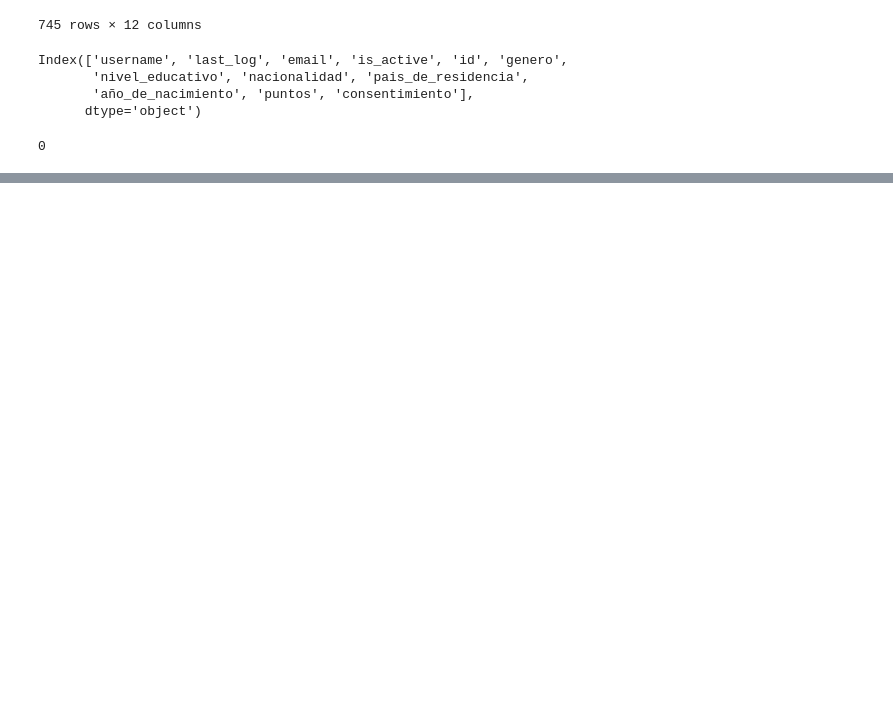
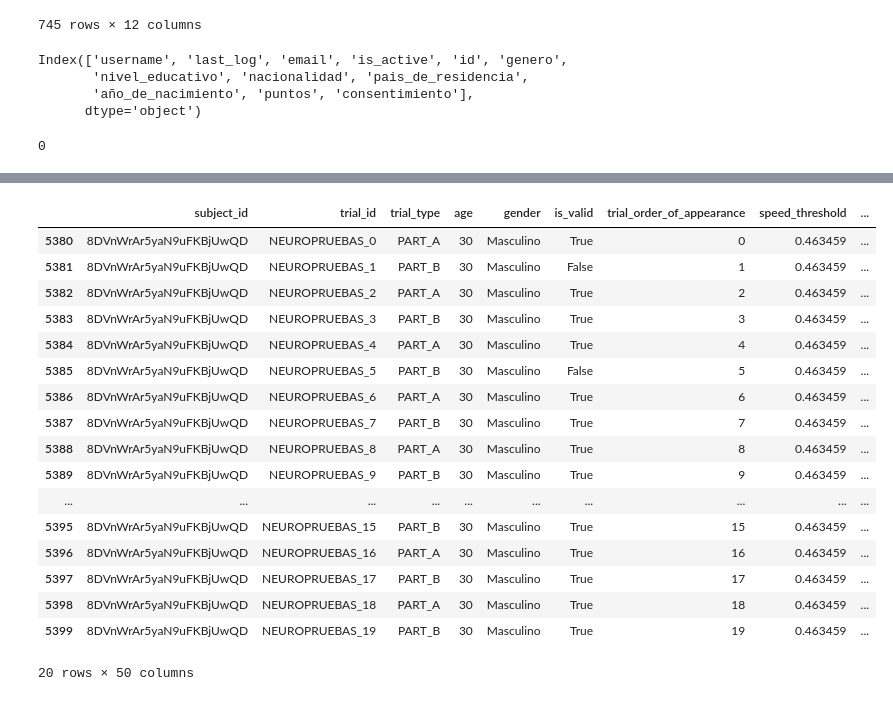
Before and after one commit to gianluca-capelo/datapruebas_analysis, a Jupyter notebook: notebooks/metadata_test.ipynb, the cells around one changed output, grey strips where cells are left out. Drawn from its saved outputs; the diff is of its cells as text; code cells hidden in the pictures; blank space fills up the shorter version.

```diff
--- a/notebooks/metadata_test.ipynb
+++ b/notebooks/metadata_test.ipynb
@@ -75,0 +65,6 @@ Name: email, Length: 745, dtype: object
+# %%
+from src.loader.metadata.neuropruebas_metadata import add_neuropruebas_metadata
+
+metrics = pd.read_csv(
+        '/home/gianluca/Research/datapruebas_analysis/data/hand_analysis/2025-09-28_16-00-13/processed/tmt/neuropruebas/metrics.csv')
+nuevo_df, metadata_errors = add_neuropruebas_metadata(metrics, subject_col='subject_id')
@@ -75,0 +89,21 @@ Name: email, Length: 745, dtype: object
+# %%
+nuevo_df[nuevo_df['subject_id'] == '8DVnWrAr5yaN9uFKBjUwQD']
+# %% [output]
+|  | subject_id | trial_id | trial_type | age | gender | is_valid | trial_order_of_appearance | speed_threshold | ... |
+| 5380 | 8DVnWrAr5yaN9uFKBjUwQD | NEUROPRUEBAS_0 | PART_A | 30 | Masculino | True | 0 | 0.463459 | ... |
+| 5381 | 8DVnWrAr5yaN9uFKBjUwQD | NEUROPRUEBAS_1 | PART_B | 30 | Masculino | False | 1 | 0.463459 | ... |
+| 5382 | 8DVnWrAr5yaN9uFKBjUwQD | NEUROPRUEBAS_2 | PART_A | 30 | Masculino | True | 2 | 0.463459 | ... |
+| 5383 | 8DVnWrAr5yaN9uFKBjUwQD | NEUROPRUEBAS_3 | PART_B | 30 | Masculino | True | 3 | 0.463459 | ... |
+| 5384 | 8DVnWrAr5yaN9uFKBjUwQD | NEUROPRUEBAS_4 | PART_A | 30 | Masculino | True | 4 | 0.463459 | ... |
+| 5385 | 8DVnWrAr5yaN9uFKBjUwQD | NEUROPRUEBAS_5 | PART_B | 30 | Masculino | False | 5 | 0.463459 | ... |
+| 5386 | 8DVnWrAr5yaN9uFKBjUwQD | NEUROPRUEBAS_6 | PART_A | 30 | Masculino | True | 6 | 0.463459 | ... |
+| 5387 | 8DVnWrAr5yaN9uFKBjUwQD | NEUROPRUEBAS_7 | PART_B | 30 | Masculino | True | 7 | 0.463459 | ... |
+| 5388 | 8DVnWrAr5yaN9uFKBjUwQD | NEUROPRUEBAS_8 | PART_A | 30 | Masculino | True | 8 | 0.463459 | ... |
+| 5389 | 8DVnWrAr5yaN9uFKBjUwQD | NEUROPRUEBAS_9 | PART_B | 30 | Masculino | True | 9 | 0.463459 | ... |
+| ... | ... | ... | ... | ... | ... | ... | ... | ... | ... |
+| 5395 | 8DVnWrAr5yaN9uFKBjUwQD | NEUROPRUEBAS_15 | PART_B | 30 | Masculino | True | 15 | 0.463459 | ... |
+| 5396 | 8DVnWrAr5yaN9uFKBjUwQD | NEUROPRUEBAS_16 | PART_A | 30 | Masculino | True | 16 | 0.463459 | ... |
+| 5397 | 8DVnWrAr5yaN9uFKBjUwQD | NEUROPRUEBAS_17 | PART_B | 30 | Masculino | True | 17 | 0.463459 | ... |
+| 5398 | 8DVnWrAr5yaN9uFKBjUwQD | NEUROPRUEBAS_18 | PART_A | 30 | Masculino | True | 18 | 0.463459 | ... |
+| 5399 | 8DVnWrAr5yaN9uFKBjUwQD | NEUROPRUEBAS_19 | PART_B | 30 | Masculino | True | 19 | 0.463459 | ... |
+20 rows × 50 columns
```
Also changed, not shown: parts of 2 cells of this notebook, 3 other files.
